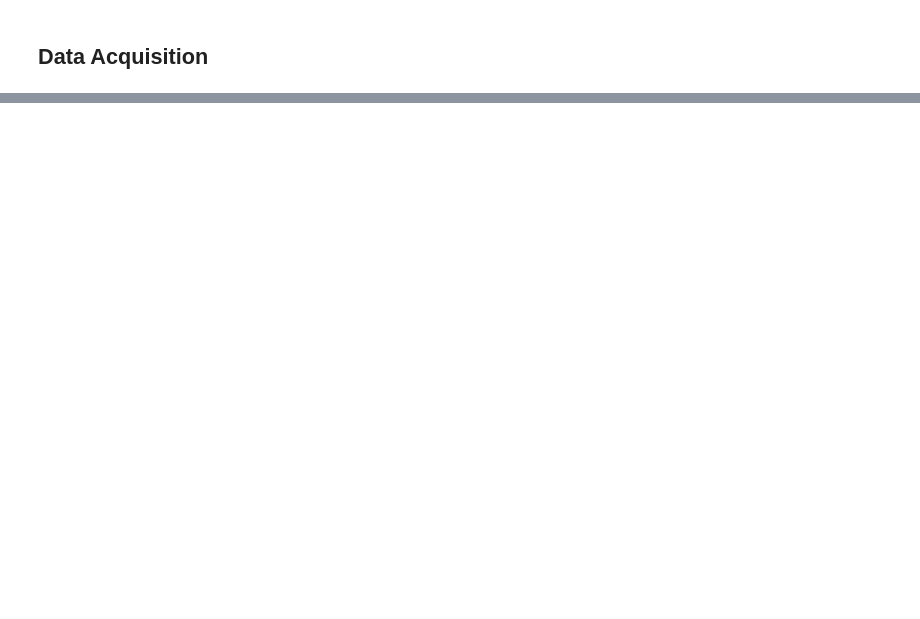
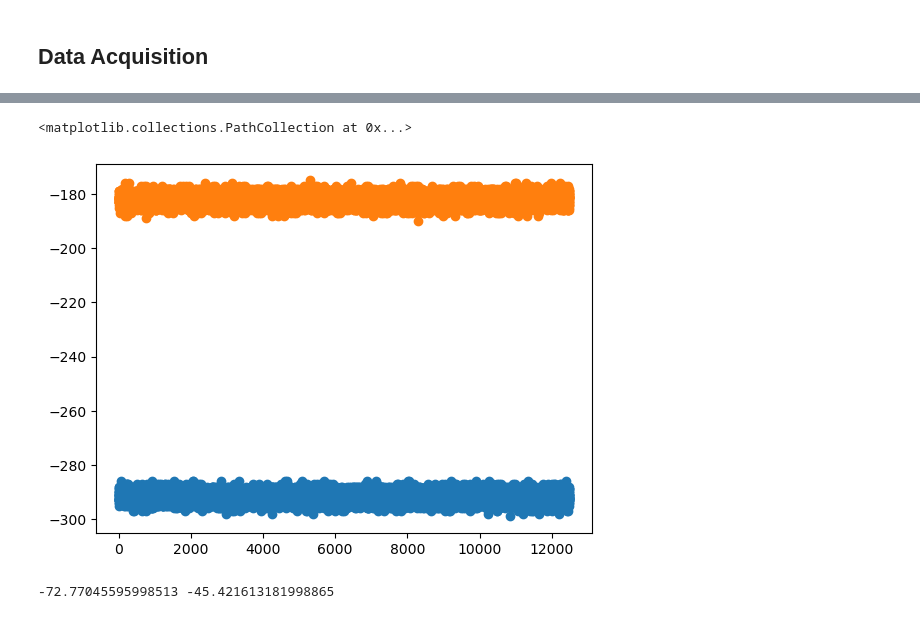
Before and after one commit to zachariaheberle/dcps3_toolkit, a Jupyter notebook: analysis/2022_12_04_bcp_test1.ipynb, the cells around one changed output, grey strips where cells are left out. Cells and saved outputs as stored; diff of their text form; code cells hidden in the pictures; blank space fills up the shorter version.

```diff
--- a/analysis/2022_12_04_bcp_test1.ipynb
+++ b/analysis/2022_12_04_bcp_test1.ipynb
@@ -80,6 +80,6 @@ Firmware Version: 2.031
 # %%
 # Setting all the variables...
-N=10000  #Setting the DDMTD N
+N=100000  #Setting the DDMTD N
 freq="40.079"#in MHz #Setting the input clock frequency
 pll_config_folder="../rpi_side/PLL_Conf/bcp_configs/"
 fig_save_folder = f"./bcp_test/figures/N{N}/"
@@ -140,0 +151,4 @@ Done Compiling CheckFirmware
+# %%
+df1 = pd.read_csv(f"{data_save_folder+run_name}_ddmtd1.txt",names=['edge1','ddmtd1'])
+df2 = pd.read_csv(f"{data_save_folder+run_name}_ddmtd2.txt",names=['edge2','ddmtd2'])
+df = pd.concat((df1,df2),axis=1)
@@ -140,0 +171,8 @@ Done Compiling CheckFirmware
+# %%
+# Create a DDMTD Object for analysis of the data
+data = ddmtd(df,channel=(1,2)) #creates a ddmtd object
+#Setting the correct N can recalculating all the scalings
+data.N = N
+# data.N = 1000000
+data.INPUT_FREQ = 40.079*10**6 #In Hz
+data.Recalc()
@@ -140,0 +191,13 @@ Done Compiling CheckFirmware
+# %%
+plt.scatter(range(data.TIE_fall.size),data.TIE_fall)
+plt.scatter(range(data.TIE_rise.size),data.TIE_rise)
+# %% [output]
+<matplotlib.collections.PathCollection at 0x...>
+[figure, added]
+# %%
+print(
+np.mean(data.TIE_fall)*data.MULT_FACT*1000,
+np.mean(data.TIE_rise)*data.MULT_FACT*1000
+)
+# %% [output]
+-72.77045595998513 -45.421613181998865
```
Also changed, not shown: parts of 7 cells of this notebook, 6 other files.
